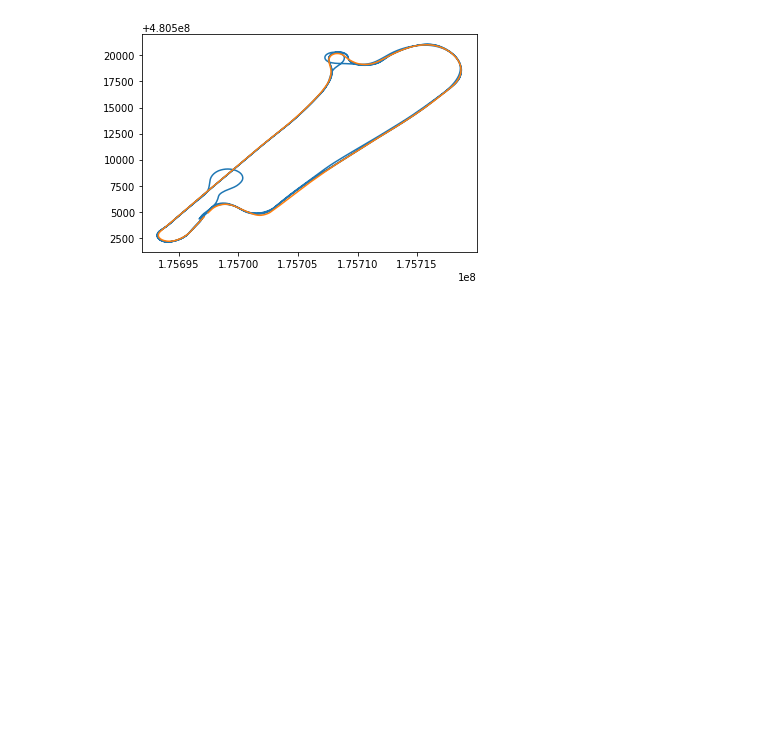
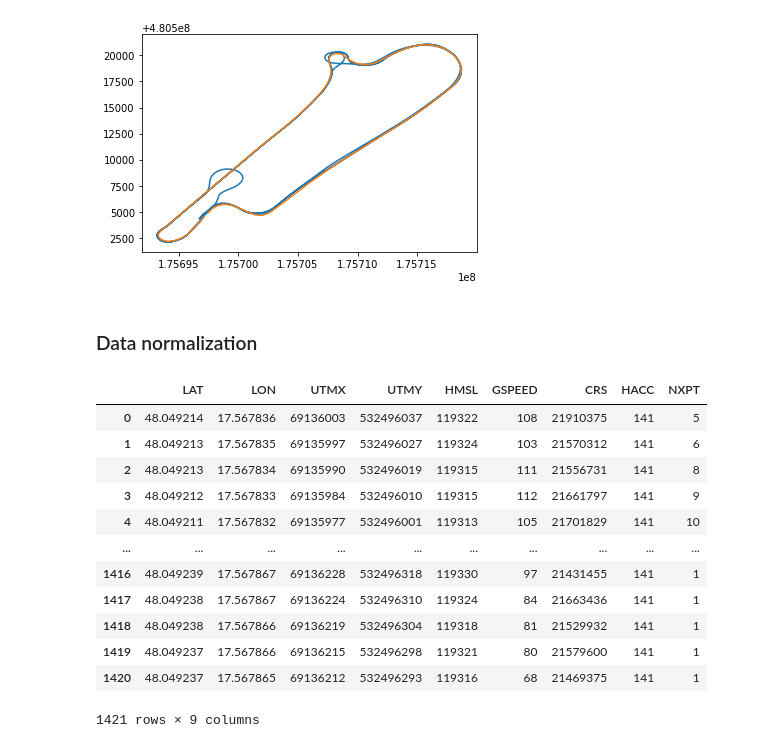
Before and after one commit to fiit-team-08/car-components-ml, a Jupyter notebook: data_analyzer.ipynb, the cells around one changed output. Drawn from its saved outputs; the diff is of its cells as text; code cells hidden in the pictures; blank space fills up the shorter version.

Commit message:
Normalize data

```diff
--- a/data_analyzer.ipynb
+++ b/data_analyzer.ipynb
@@ -61,3 +62,5 @@ for frame in [traces3, ref2]:
     plt.plot(frame['LON'], frame['LAT'])
 # %% [output]
 [figure]
+# %% [markdown]
+### Data normalization
@@ -63,0 +83,16 @@ for frame in [traces3, ref2]:
+# %%
+ref1
+# %% [output]
+|  | LAT | LON | UTMX | UTMY | HMSL | GSPEED | CRS | HACC | NXPT |
+| 0 | 48.049214 | 17.567836 | 69136003 | 532496037 | 119322 | 108 | 21910375 | 141 | 5 |
+| 1 | 48.049213 | 17.567835 | 69135997 | 532496027 | 119324 | 103 | 21570312 | 141 | 6 |
+| 2 | 48.049213 | 17.567834 | 69135990 | 532496019 | 119315 | 111 | 21556731 | 141 | 8 |
+| 3 | 48.049212 | 17.567833 | 69135984 | 532496010 | 119315 | 112 | 21661797 | 141 | 9 |
+| 4 | 48.049211 | 17.567832 | 69135977 | 532496001 | 119313 | 105 | 21701829 | 141 | 10 |
+| ... | ... | ... | ... | ... | ... | ... | ... | ... | ... |
+| 1416 | 48.049239 | 17.567867 | 69136228 | 532496318 | 119330 | 97 | 21431455 | 141 | 1 |
+| 1417 | 48.049238 | 17.567867 | 69136224 | 532496310 | 119324 | 84 | 21663436 | 141 | 1 |
+| 1418 | 48.049238 | 17.567866 | 69136219 | 532496304 | 119318 | 81 | 21529932 | 141 | 1 |
+| 1419 | 48.049237 | 17.567866 | 69136215 | 532496298 | 119321 | 80 | 21579600 | 141 | 1 |
+| 1420 | 48.049237 | 17.567865 | 69136212 | 532496293 | 119316 | 68 | 21469375 | 141 | 1 |
+1421 rows × 9 columns
```
Also changed, not shown: parts of 18 cells of this notebook, 4 other files.
